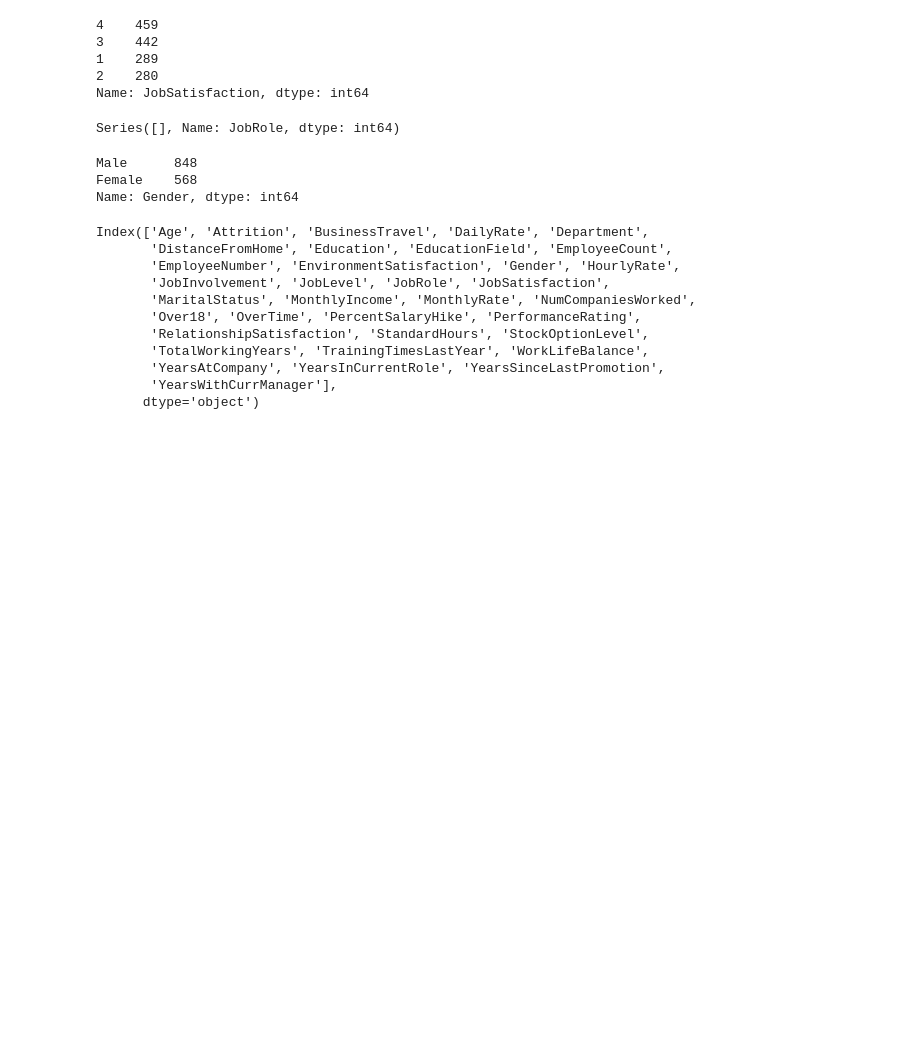
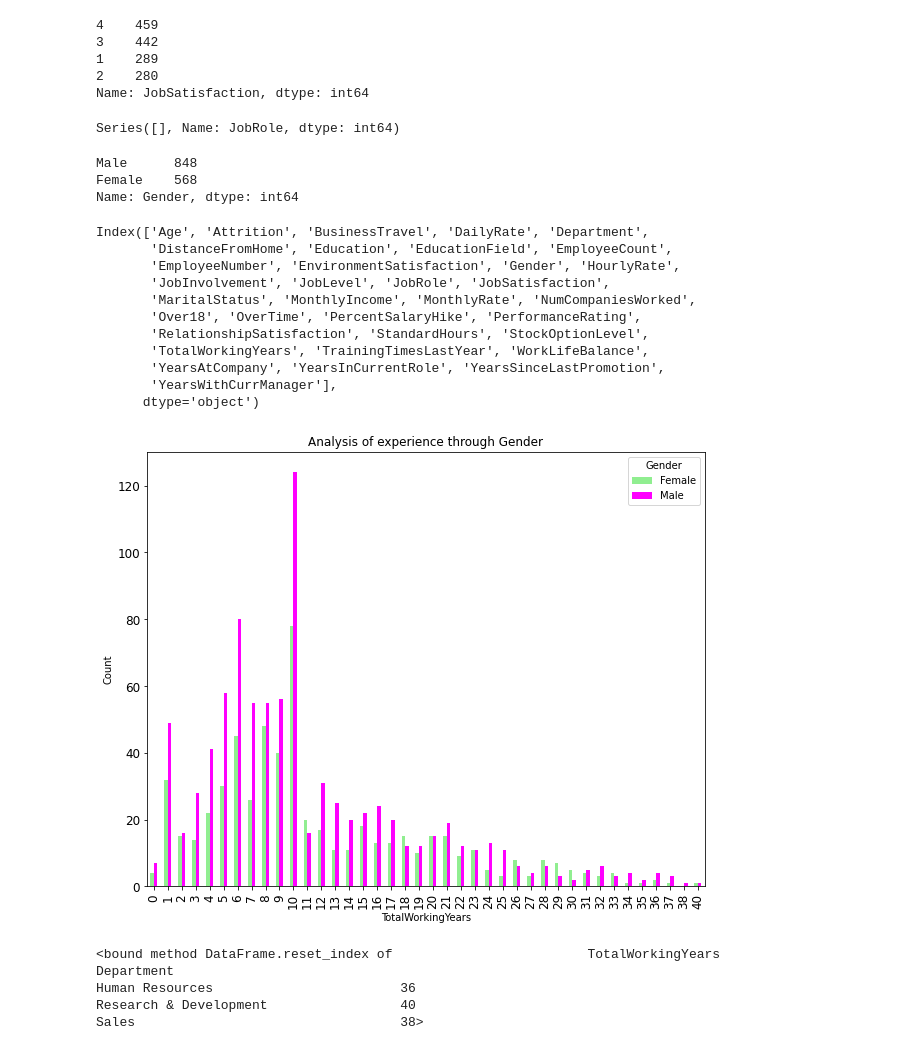
Before and after one commit to Shambhurajdesai/Data-analysis, a Jupyter notebook: Employee_Attrition.ipynb, the cells around one changed output. Cells and saved outputs as stored; diff of their text form; code cells hidden in the pictures; blank space fills up the shorter version.

```diff
--- a/Employee_Attrition.ipynb
+++ b/Employee_Attrition.ipynb
@@ -391,3 +391,21 @@ Index(['Age', 'Attrition', 'BusinessTravel', 'DailyRate', 'Department',
        'YearsAtCompany', 'YearsInCurrentRole', 'YearsSinceLastPromotion',
        'YearsWithCurrManager'],
       dtype='object')
+# %%
+yearly_arrival_of_guests = df.groupby(['TotalWorkingYears','Gender'])['Gender'].count().unstack()
+yearly_arrival_of_guests.plot(kind='bar',color = ['lightgreen','magenta'],figsize=(10,8),fontsize = 12)
+plt.title('Analysis of experience through Gender')
+plt.xlabel('TotalWorkingYears')
+plt.ylabel('Count')
+plt.show()
+# %% [output]
+[figure, added]
+# %%
+max_working_years = df.groupby(['Department']).agg({'TotalWorkingYears':max}).reset_index
+max_working_years
+# %% [output]
+<bound method DataFrame.reset_index of                         TotalWorkingYears
+Department
+Human Resources                        36
+Research & Development                 40
+Sales                                  38>
```
Also changed, not shown: parts of 3 cells of this notebook.
